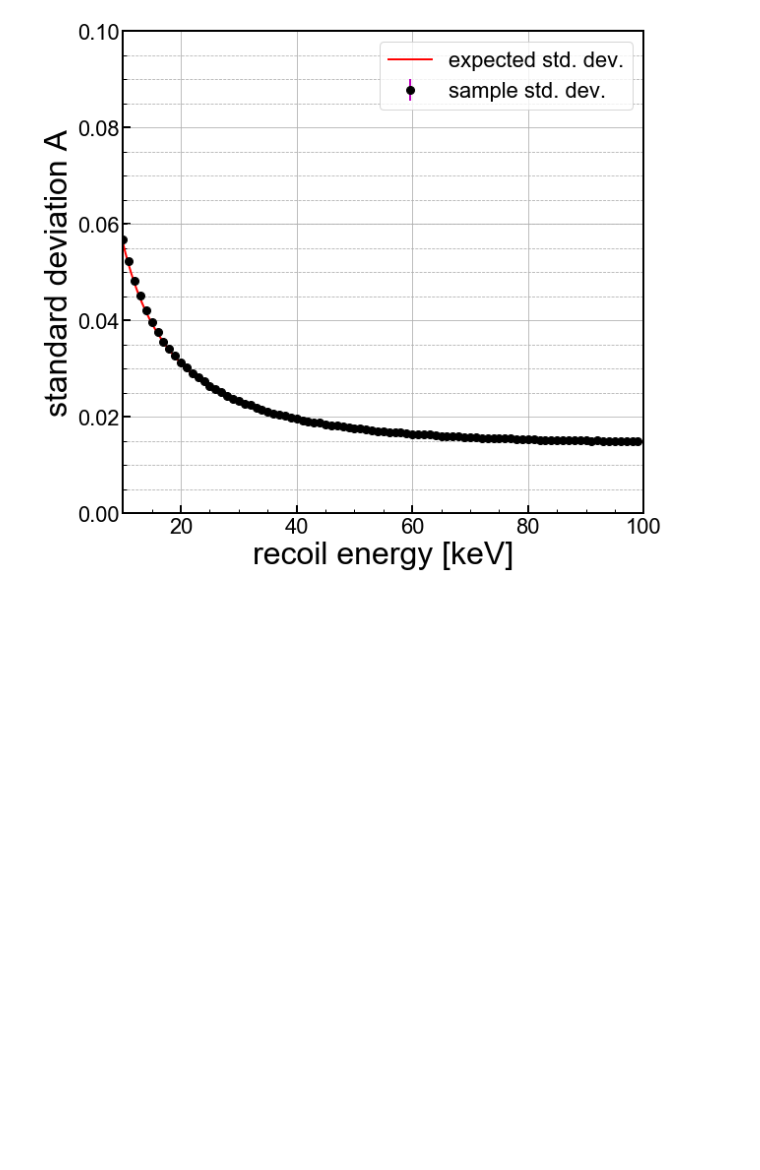
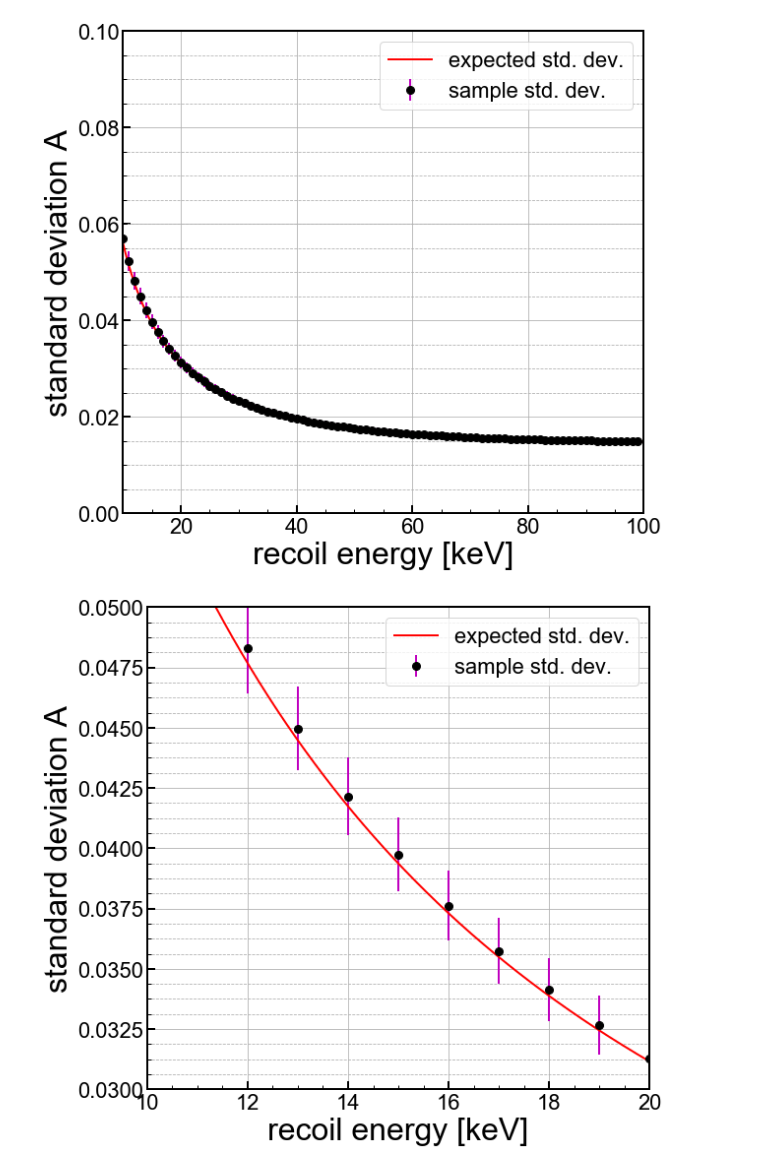
Before and after one commit to villaa/nrFano_Constraint, a Jupyter notebook: simple_extraction_yield.ipynb, the cells around one changed output. Cells and saved outputs as stored; diff of their text form; code cells hidden in the pictures; blank space fills up the shorter version.

Commit message:
[ANV] modified the simple notebooks to show the slight underestimate of errors

```diff
--- a/simple_extraction_yield.ipynb
+++ b/simple_extraction_yield.ipynb
@@ -1,7 +1,7 @@
 # %%
 import numpy as np
 
-Ngen=100000
+Ngen=1000000
 
 emin=10
 emax=100
@@ -79,8 +79,8 @@ n = np.shape(A)[0]
 sampsig = np.std(A,0)
 meanmat = np.outer(np.ones((Ngen,)),np.mean(A,0))
 mu4 = np.mean((A-meanmat)**4,0)
-print(np.shape(sampsig))
-print(np.shape(mu4))
-sampsig_err = np.sqrt((1/n)*(mu4-((n-3)/(n-2))*sampsig**4))
-print(sampsig_err)
+#print(np.shape(sampsig))
+#print(np.shape(mu4))
+sampsig_err = np.sqrt(np.sqrt((1/n)*(mu4-((n-3)/(n-2))*sampsig**4)))
+#print(sampsig_err)
 #sig4 = np.sum((np.mean(A,0)-((n-3)/(n-2))*sampsig**4)
@@ -148,3 +130,43 @@ plt.tight_layout()
 plt.show()
 # %% [output]
 [figure]
+# %%
+#set up a 1d plot
+fig,axes = plt.subplots(1,1,figsize=(9.0,8.0),sharex=True)
+ax1 = axes
+emin = 10
+emax = 20
+
+X = np.arange(emin,emax,0.01)
+Yv = ylindv(X*1000)
+expected_sig = (1/X)*np.sqrt((1+(V/eps)*Yv)**2*fqv(Yv*X)**2 + Yv**2*fptv((1+(V/eps)*Yv)*X)**2)
+#expected_sig = (1/X)*np.sqrt((1+(V/eps)*Yv)**2*fqv(Yv*X)**2 + (1+(V/eps))**2*Yv**2*fptv((1+(V/eps)*Yv)*X)**2)
+
+#print(np.std(A,0))
+ax1.errorbar(Er,np.std(A,0),yerr=[sampsig_err,sampsig_err], \
+            ecolor='m',color='k', linestyle='none', label='sample std. dev.', linewidth=2, \
+            marker='o', markersize=8)
+ax1.plot(X,expected_sig,'r-',label='expected std. dev.')
+
+
+ymin=0.03
+ymax=0.05
+
+
+ax1.set_yscale('linear')
+ax1.set_xlim(emin, emax)
+ax1.set_ylim(ymin,ymax)
+ax1.set_xlabel('recoil energy [keV]',**axis_font)
+ax1.set_ylabel('standard deviation A',**axis_font)
+ax1.grid(True)
+ax1.yaxis.grid(True,which='minor',linestyle='--')
+ax1.legend(loc=1,prop={'size':22})
+
+for axis in ['top','bottom','left','right']:
+  ax1.spines[axis].set_linewidth(2)
+
+plt.tight_layout()
+#plt.savefig('figures/figures')
+plt.show()
+# %% [output]
+[figure, added]
```
Also changed, not shown: parts of 2 cells of this notebook, 1 other file.
